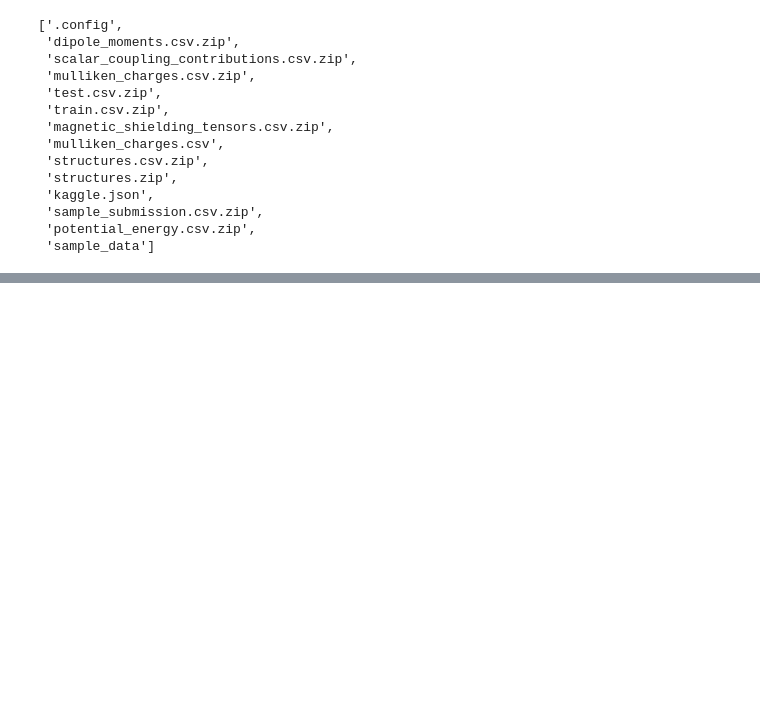
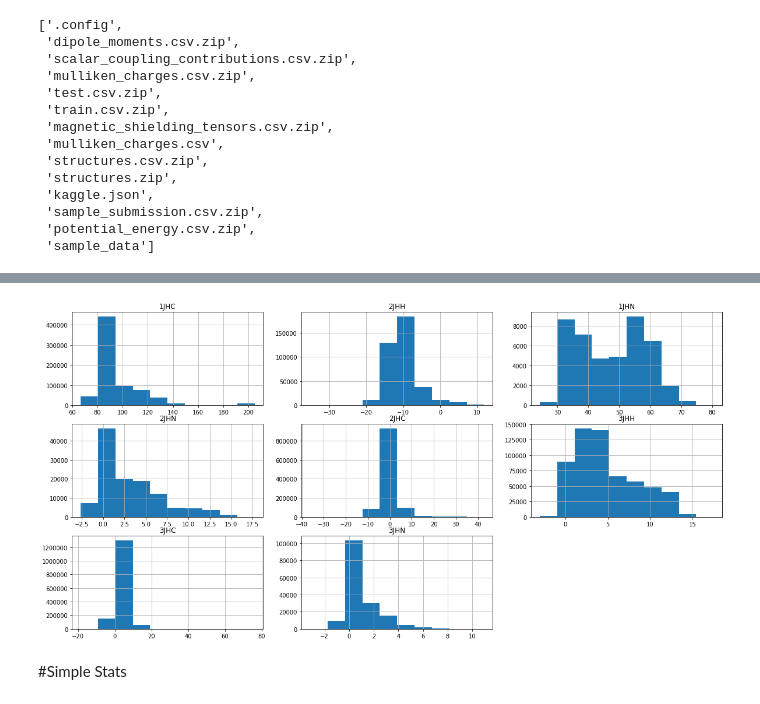
Before and after one commit to BenoCharlo/Molecular_prop, a Jupyter notebook: Molecular_properties.ipynb, the cells around one changed output, grey strips where cells are left out. Saved outputs shown, nothing was run; the diff lists cells and outputs as text; code cells hidden in the pictures; blank space fills up the shorter version.

```diff
--- a/Molecular_properties.ipynb
+++ b/Molecular_properties.ipynb
@@ -93,0 +103,12 @@ mulliken_charges.head()
+# %%
+i=1
+_= plt.figure(figsize=(20,10))
+for type_ in train.type.unique():
+    _ = plt.subplot(3,3,i)
+    train.loc[train['type']== type_,'scalar_coupling_constant'].hist()
+    _ = plt.title(type_)
+    i+=1
+# %% [output]
+[figure, added]
+# %% [markdown]
+#Simple Stats
```
Also changed, not shown: parts of 16 cells of this notebook.
